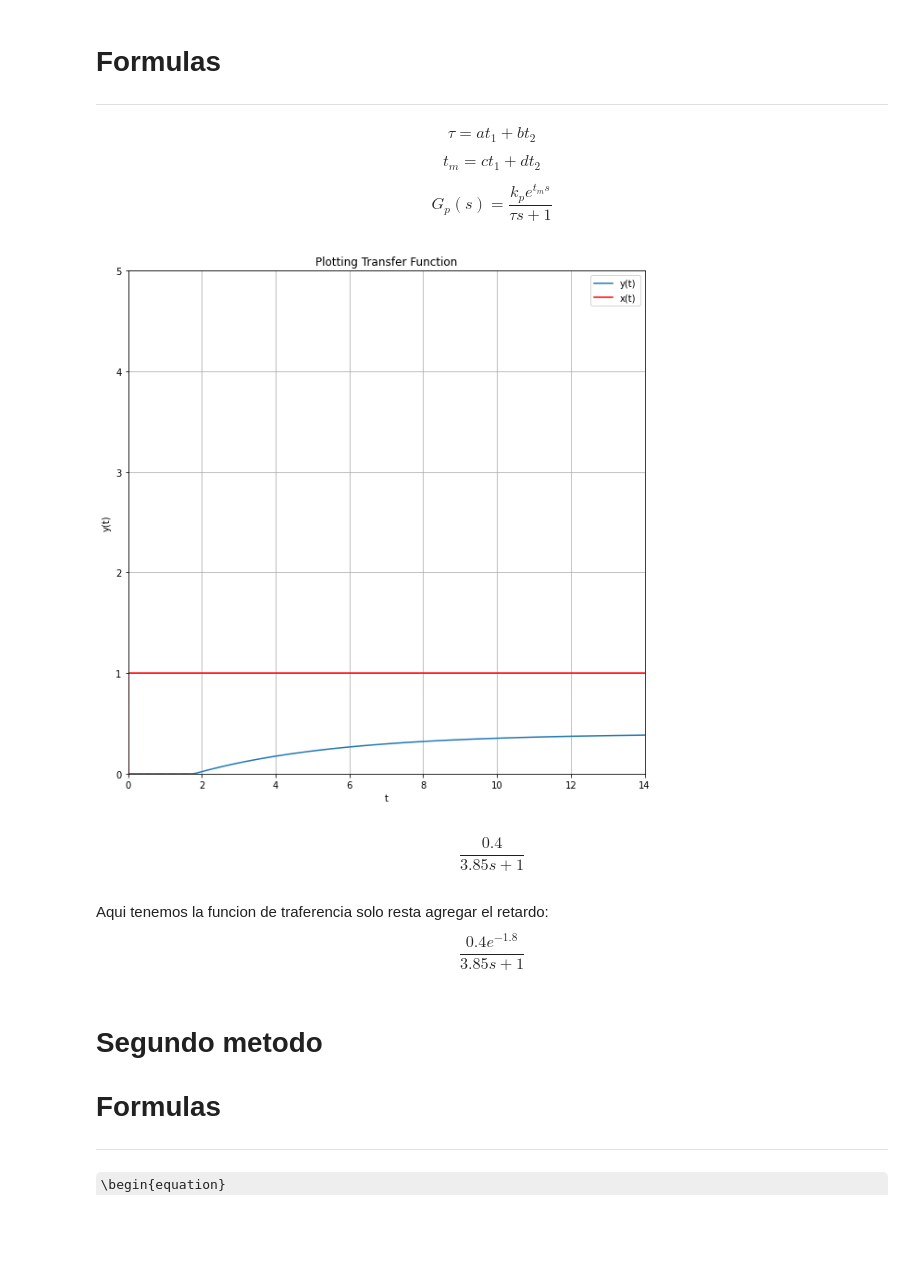
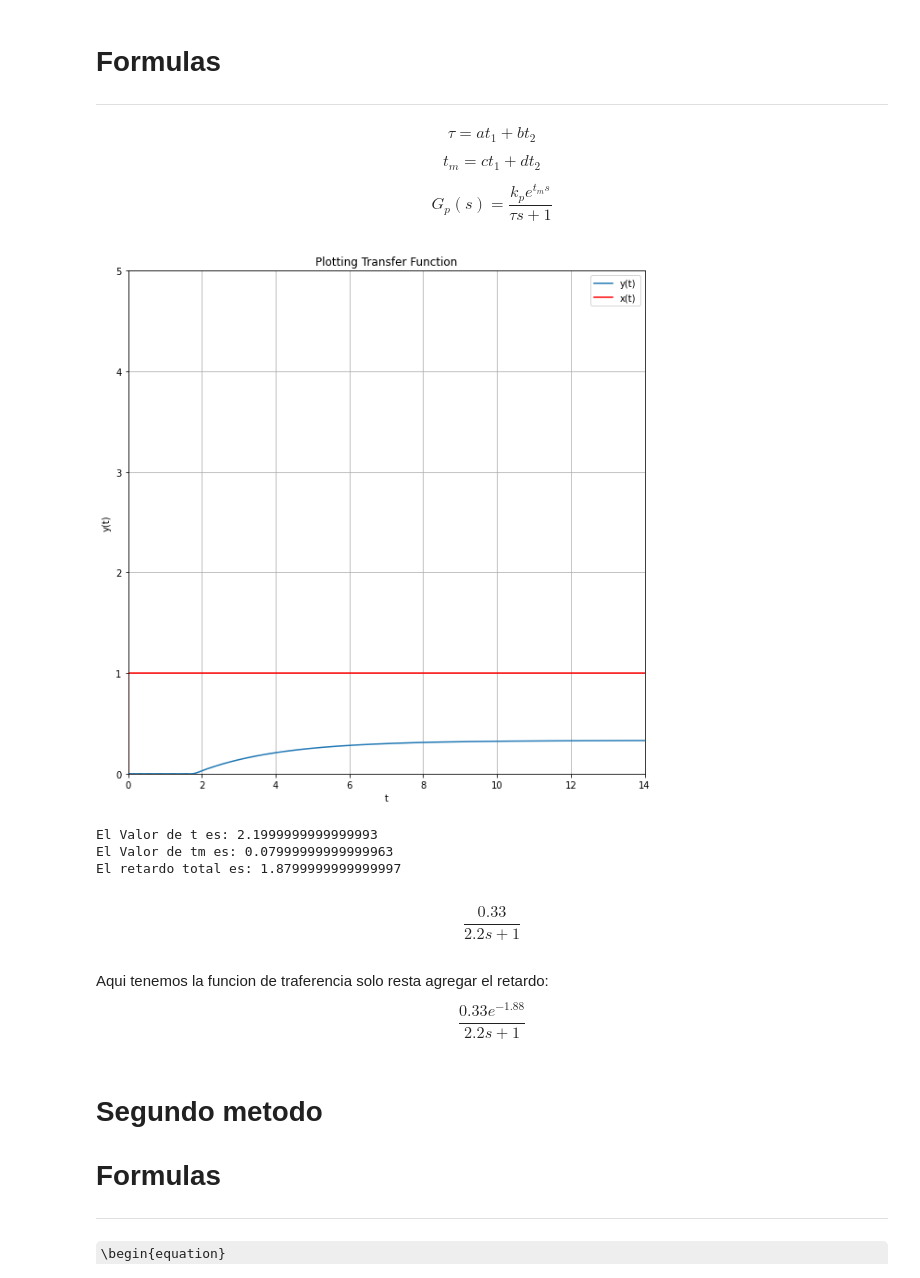
Before and after one commit to Ricardo-Gomez-4-113/Control-inteligente, a Jupyter notebook: Examen_U1_Control_Inteligente.ipynb, the cells around one changed output. Drawn from its saved outputs; the diff is of its cells as text; code cells hidden in the pictures; some formulas as TeX source; blank space fills up the shorter version.

```diff
--- a/Examen_U1_Control_Inteligente.ipynb
+++ b/Examen_U1_Control_Inteligente.ipynb
@@ -677,15 +677,15 @@ G_p(s) = \frac{k_pe^{t_ms}}{\tau s + 1}
 # Definimos las constantes
 td = 1.8
 t1 = 0.8
-t2 = 1.5
+t2 = 1.2
 a = -5.5
 b = 5.5
 c = 2.8
 d = -1.8
-k = .4
+k = .33
 # Calculamos el valor de t y tm
 t = (t1*a) + (t2*b)
-tm = (t1*c) - (t2*d)
+tm = (t1*c) + (t2*d)
 # Importamos las librerias
 import numpy as np
 import control as cn
@@ -698,43 +698,49 @@ transfer_function = cn.tf(num,den)
 
 # Definimos el retardo de la funcion de tranferencia
 numd, dend = cn.pade(td,15) #exp 5 seg.
 delay = cn.tf(numd,dend)
 system_delayed=transfer_function*delay
 
 # Determinamos el inicio y fin de la grafica
 tstart = 0
 tend = 14
 sample = 0.001
 time = np.arange(tstart,tend+sample, sample)
 input2 = np.ones(time.shape)
 input2[0:6]= 0
 
 # Definimos la funvion de escalon unitario
 time, yout = cn.step_response(system_delayed,time)
 
 # Definimos el grafico
 figure = plt.figure(figsize=(10,10))
 ax = figure.add_subplot(111)
 ax.plot(time,yout,label ='y(t)')
 ax.plot(time,input2,'r', label='x(t)')
 ax.set_title('Plotting Transfer Function')
 ax.set_xlabel('t')
 ax.set_ylabel('y(t)')
 ax.axis([0,14,0,5])#ax.axis([xmin,xmax,ymin,ymax])
 ax.legend()
 ax.grid()
 plt.show()
+print("El Valor de t es: "+str(t))
+print("El Valor de tm es: "+str(tm))
+print("El retardo total es: "+str(tm+td))
 # %% [output]
-[figure, old version]
+[figure, new version]
+El Valor de t es: 2.1999999999999993
+El Valor de tm es: 0.07999999999999963
+El retardo total es: 1.8799999999999997
 # %%
 # Imprimir la funcion de traferencia
 transfer_function
 # %% [output]
-$$\frac{0.4}{3.85 s + 1}$$
+$$\frac{0.33}{2.2 s + 1}$$
 # %% [markdown]
 Aqui tenemos la funcion de traferencia solo resta agregar el retardo:
 \begin{equation}
-\frac{0.4e^{-1.8}}{3.85s+1}
+\frac{0.33e^{-1.88}}{2.2s+1}
 \end{equation}
 # %% [markdown]
 # Segundo metodo
```
Also changed, not shown: parts of 9 cells of this notebook.
